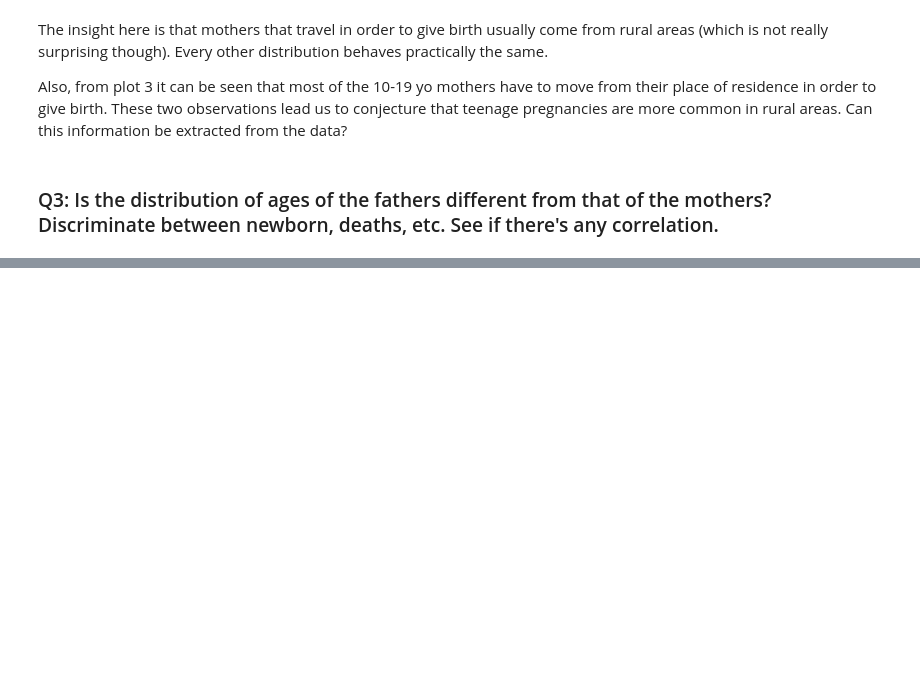
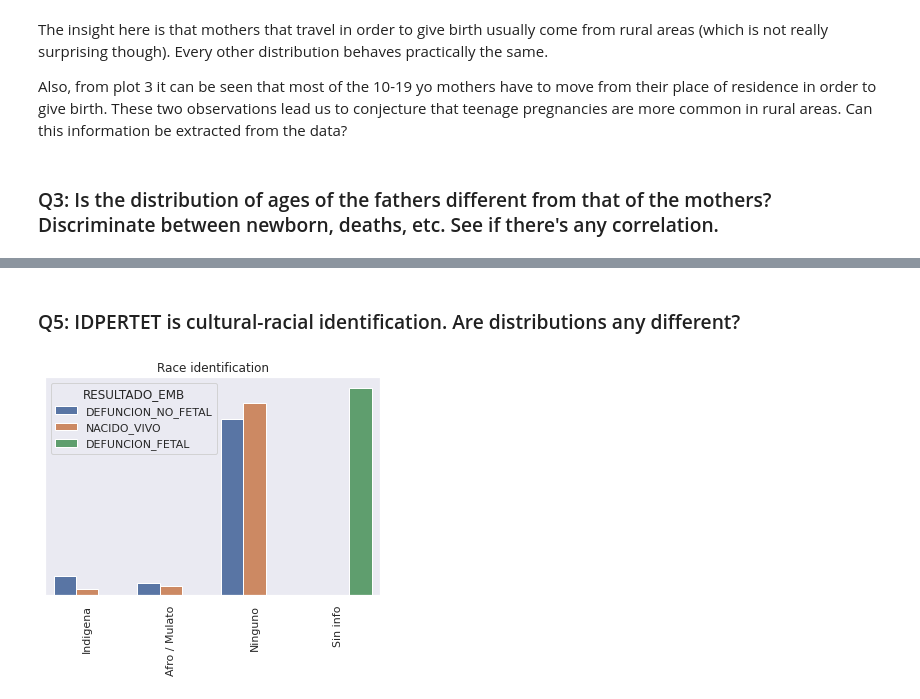
Before and after one commit to PedroOspina17/DS4A, a Jupyter notebook: Notebooks/Andres_EDA.ipynb, the cells around one changed output, grey strips where cells are left out. Cells and saved outputs as stored; diff of their text form; code cells hidden in the pictures; blank space fills up the shorter version.

```diff
--- a/Notebooks/Andres_EDA.ipynb
+++ b/Notebooks/Andres_EDA.ipynb
@@ -182,0 +239,23 @@ plt.show()
+# %% [markdown]
+### Q5: IDPERTET is cultural-racial identification. Are distributions any different?
+# %%
+g = df.groupby(['IDPERTET','RESULTADO_EMB'])['AREA'].count().rename('count').reset_index()
+#Normalize
+for cat in g['RESULTADO_EMB'].unique():
+    tot = g.loc[g['RESULTADO_EMB']==cat,'count'].sum()
+    g.loc[g['RESULTADO_EMB']==cat,'count'] /= tot
+
+#This excludes the following categories 'Rom','Raizal','Palenquero'
+#Since they just appear as blank spaces
+g = g[g['count']>0.01]
+
+fig,ax = plt.subplots()
+sns.barplot(data=g,x='IDPERTET',y='count',hue='RESULTADO_EMB',ax=ax)
+ax.set_xticklabels(['Indigena','Afro / Mulato','Ninguno','Sin info'],rotation=90)
+ax.set_title('Race identification')
+ax.set_yticks([])
+ax.set_ylabel('')
+ax.set_xlabel('')
+plt.show()
+# %% [output]
+[figure, added]
```
Also changed, not shown: parts of 28 cells of this notebook.
